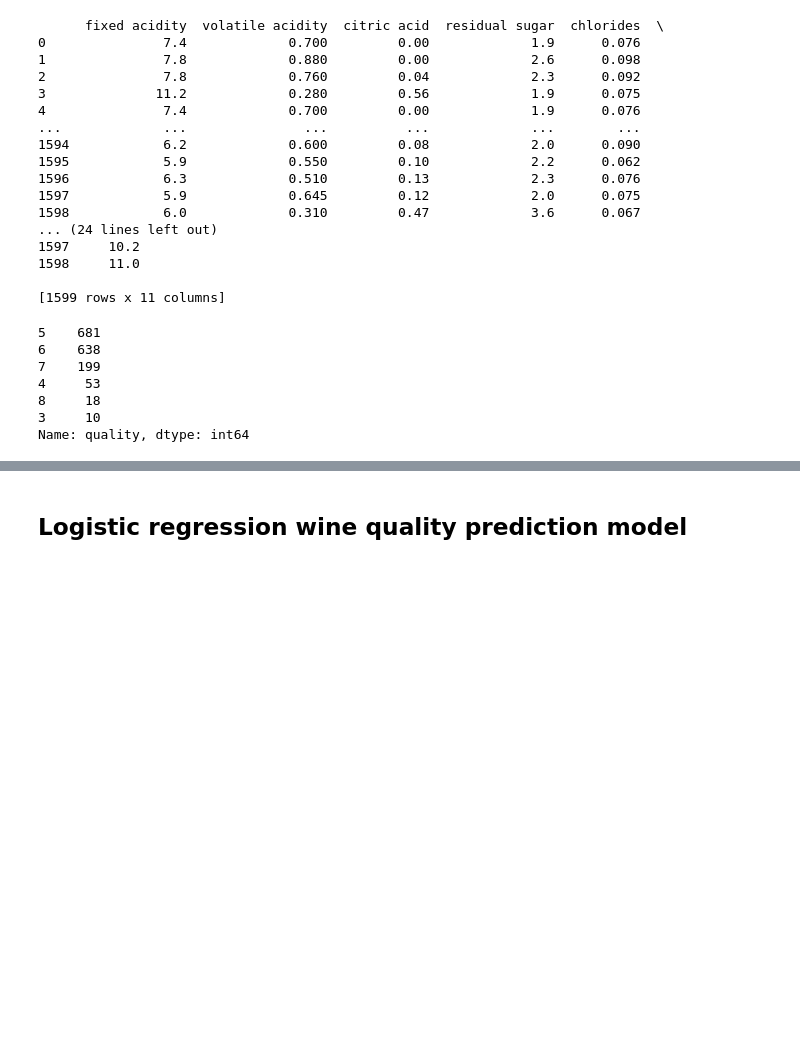
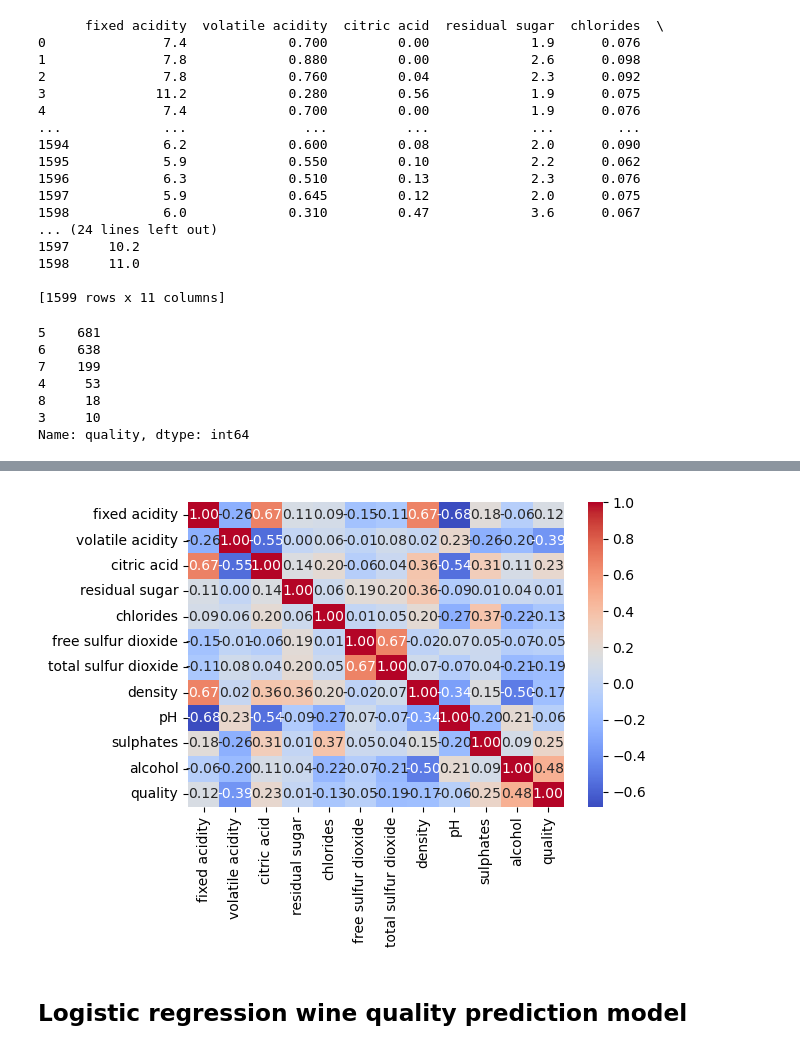
Before and after one commit to Npack08/Project_4, a Jupyter notebook: wine_quality_predictions.ipynb, the cells around one changed output, grey strips where cells are left out. Drawn from its saved outputs; the diff is of its cells as text; code cells hidden in the pictures; blank space fills up the shorter version.

```diff
--- a/wine_quality_predictions.ipynb
+++ b/wine_quality_predictions.ipynb
@@ -149,6 +150,9 @@ sns.pairplot(wine)
 # %%
 sns.heatmap(wine.corr(), annot=True, fmt='.2f', cmap='coolwarm')
+plt.tight_layout()
 plt.savefig('heatmap.png')
+# %% [output]
+[figure, added]
 # %% [markdown]
 ## Logistic regression wine quality prediction model
 # %%
```
Also changed, not shown: parts of 11 cells of this notebook, 1 other file.
